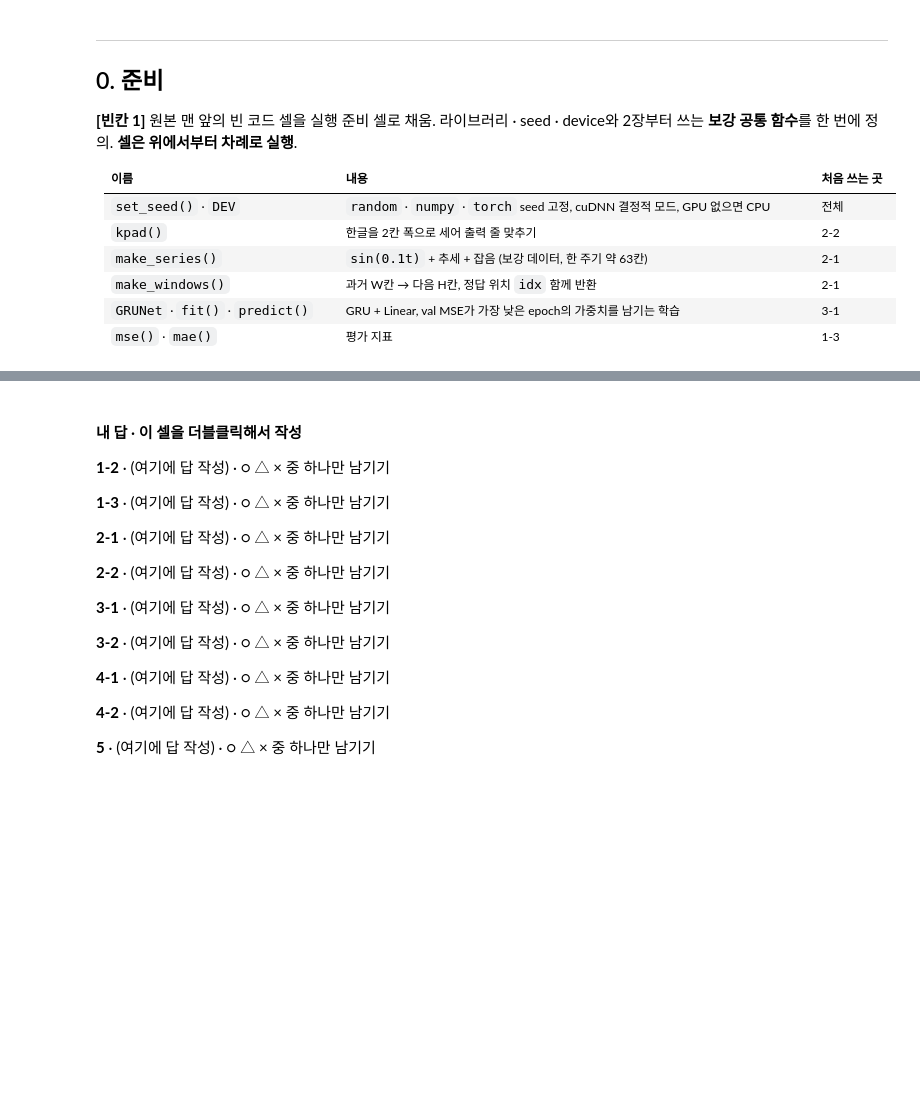
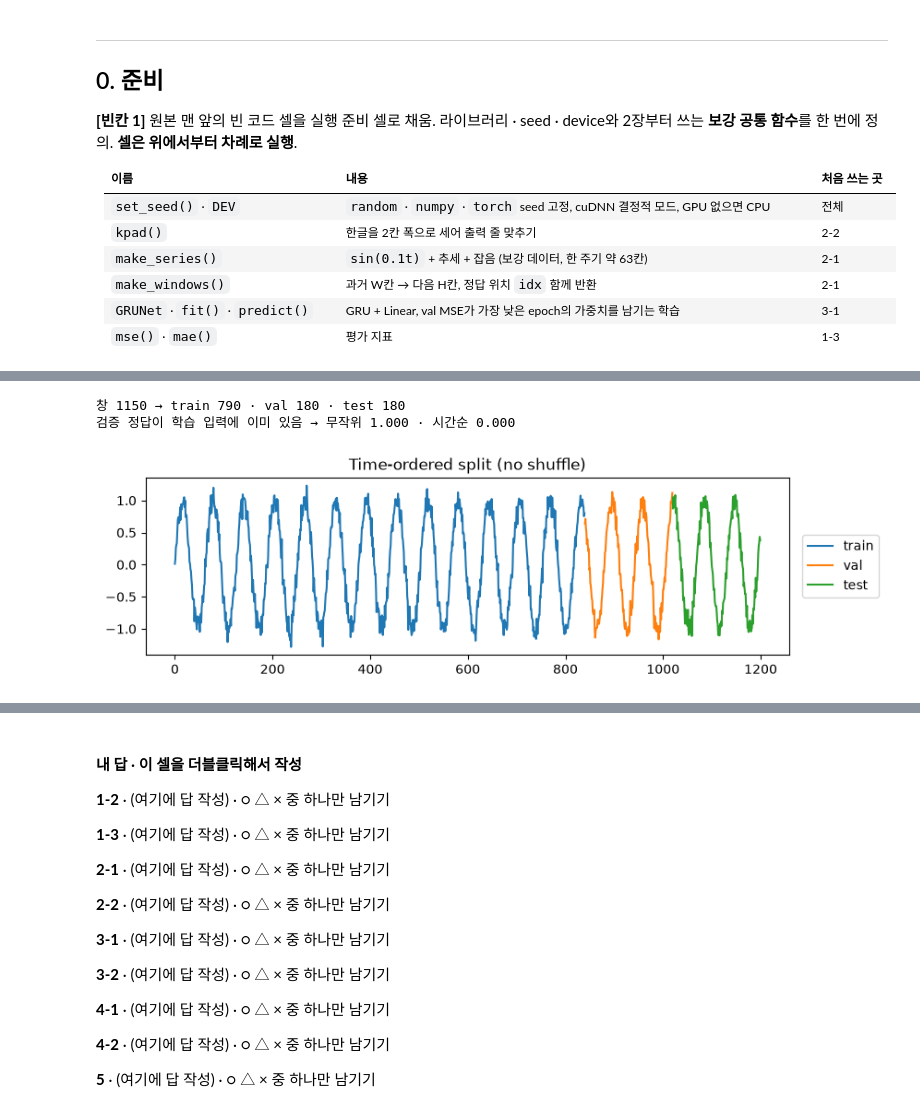
Before and after one commit to lee-da-gyo/ml-dl-study, a Jupyter notebook: 기초 문법 정리/08_RNN/RNN-2_시계열예측(완성본).ipynb, the cells around one changed output, grey strips where cells are left out. Saved outputs shown, nothing was run; the diff lists cells and outputs as text; code cells hidden in the pictures; blank space fills up the shorter version.

```diff
--- a/기초 문법 정리/08_RNN/RNN-2_시계열예측(완성본).ipynb
+++ b/기초 문법 정리/08_RNN/RNN-2_시계열예측(완성본).ipynb
@@ -1849,0 +664,45 @@ plt.show()
+# %%
+# [보강] 잡음 섞인 사인파 1200칸 (추세는 5장) → 창 50칸
+series = make_series(noise=0.1)            # 잡음 사인파 1200칸
+n = len(series)                            # 1200
+n_tr, n_va = int(n * 0.70), int(n * 0.85)  # 840 · 1020 (경계 위치)
+W = 50                                     # 창 길이
+_, _, idx = make_windows(series, W)        # 정답 위치만 먼저
+
+
+# 시간순 분할: 정답 위치로 나눔 → 과거로 배우고 미래로 평가
+tr, va, te = idx < n_tr, (idx >= n_tr) & (idx < n_va), idx >= n_va  # 정답 위치로 시간순 분할
+print("창", len(idx), "→ train", tr.sum(), "· val", va.sum(),       # 분할 개수
+      "· test", te.sum())
+
+
+# 무작위 분할: test 앞 구간의 창을 섞어 같은 개수로 나눔
+pool = np.where(idx < n_va)[0]                     # test 앞 구간 창
+perm = np.random.default_rng(0).permutation(pool)  # 섞기 (비교용)
+r_tr, r_va = perm[:tr.sum()], perm[tr.sum():]      # 같은 개수로 나눔
+
+
+# 누수 확인: 검증 정답 칸이 학습 창의 입력에 이미 들어 있는 비율
+def leak_rate(train_rows, val_rows):                    # 누수 비율
+    seen = set()                                        # 학습 창이 본 칸
+    for i in idx[train_rows]:                           # 학습 창마다
+        seen.update(range(i - W, i))                    # 이 학습 창이 입력으로 본 칸
+    return np.mean([i in seen for i in idx[val_rows]])  # 검증 정답 중 이미 본 비율
+
+
+print(f"검증 정답이 학습 입력에 이미 있음 → 무작위 {leak_rate(r_tr, r_va):.3f}"  # 두 분할 비교
+      f" · 시간순 {leak_rate(tr, va):.3f}")
+
+
+# 시간순 분할 그림: 앞 70% train · 다음 15% val · 마지막 15% test
+plt.figure(figsize=(9, 2.5))                               # 가로로 긴 그림
+for (a, b), name in [((0, n_tr), "train"), ((n_tr, n_va), "val"),  # 구간마다 다른 색
+                     ((n_va, n), "test")]:
+    plt.plot(range(a, b), series[a:b], label=name)         # 구간 그리기
+plt.legend(loc="center left", bbox_to_anchor=(1.01, 0.5))  # 범례는 그림 밖 (선을 가리지 않게)
+plt.title("Time-ordered split (no shuffle)")               # 제목
+plt.show()                                                 # 그림 출력
+# %% [output]
+창 1150 → train 790 · val 180 · test 180
+검증 정답이 학습 입력에 이미 있음 → 무작위 1.000 · 시간순 0.000
+[figure, added]
```
Also changed, not shown: parts of 114 cells of this notebook, 7 other files.
